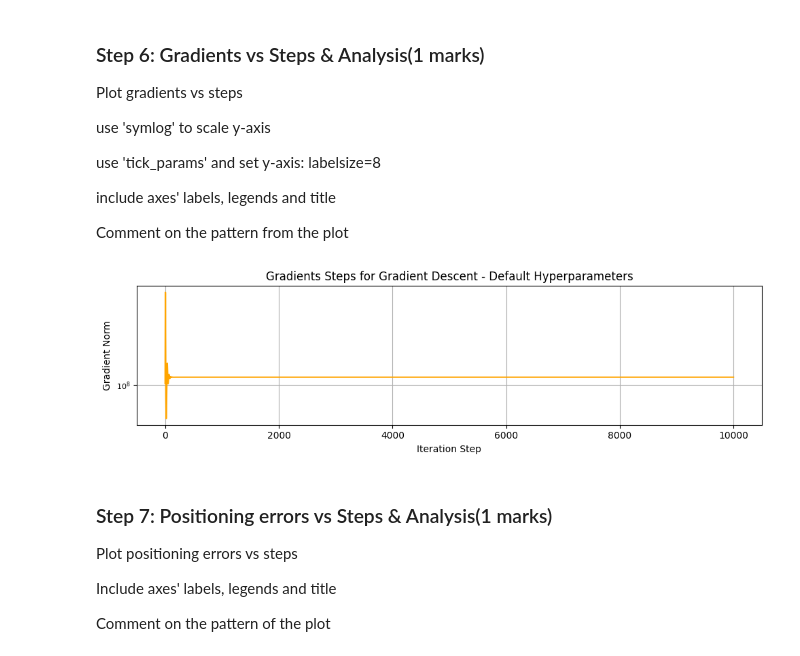
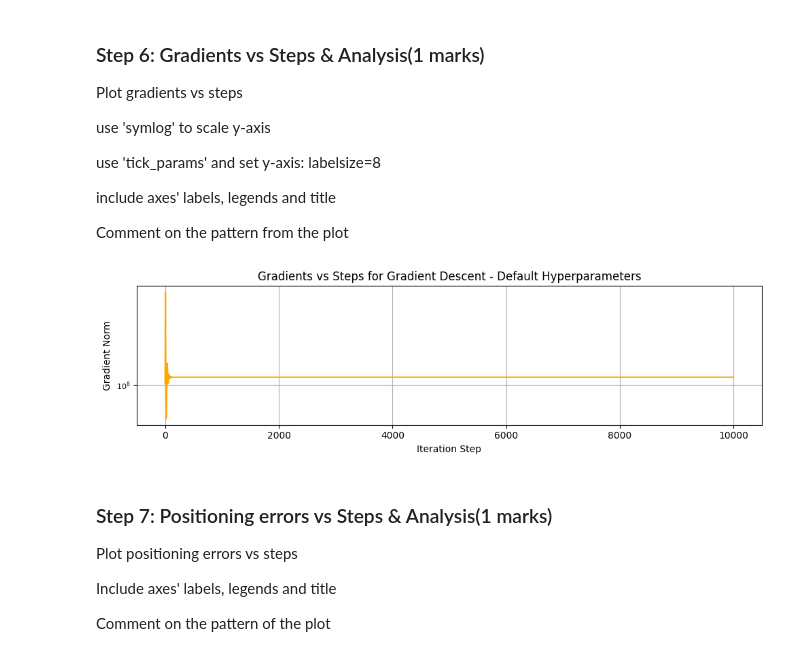
Before and after one commit to hannaginther/ENGG680_2025_Fall, a Jupyter notebook: Lab_Assignment2/Assignment2_Upload.ipynb, the cells around one changed output. Drawn from its saved outputs; the diff is of its cells as text; code cells hidden in the pictures.

```diff
--- a/Lab_Assignment2/Assignment2_Upload.ipynb
+++ b/Lab_Assignment2/Assignment2_Upload.ipynb
@@ -813,23 +818,25 @@ Comment on the pattern from the plot
 # %%
 fig , ax = plt.subplots(nrows=1,ncols=1, figsize=(10,3))
 # (0.5 marks)
 grad_norms = [np.linalg.norm(g) for g in arr_grad]
 
 ax.plot(grad_norms, label='Gradients', color='orange')
 ax.set_yscale('symlog')
 ax.tick_params(axis='y', labelsize=8)
 ax.set_xlabel('Iteration Step')
 ax.set_ylabel('Gradient Norm')
-ax.set_title('Gradients Steps for Gradient Descent - Default Hyperparameters')
+ax.set_title('Gradients vs Steps for Gradient Descent - Default Hyperparameters')
 
 ax.grid(True)
 fig.tight_layout()
 plt.show()
 
 # Comment on the pattern (0.5 marks)
-#
+# Similar to the cost vs steps plot, the gradients spike at a very high value and drops sharply within the very first few steps, before flat lining at a high magnitude (around 10^8)
+# Because the gradient norm overshoots the region where the function gradually/smoothly decreases and lands on a region where cost remains high, triggering the stopping condition.
+# Because the stopping condition is triggered (due to the small difference in large new/current costs), the gradient descent is terminated and does not reduce the gradient any futher, causing the flatline.
 # %% [output]
-[figure, old version]
+[figure, new version]
 # %% [markdown]
 ### Step 7: Positioning errors vs Steps & Analysis(1 marks)
 Plot positioning errors vs steps
```
Also changed, not shown: parts of 14 cells of this notebook.
